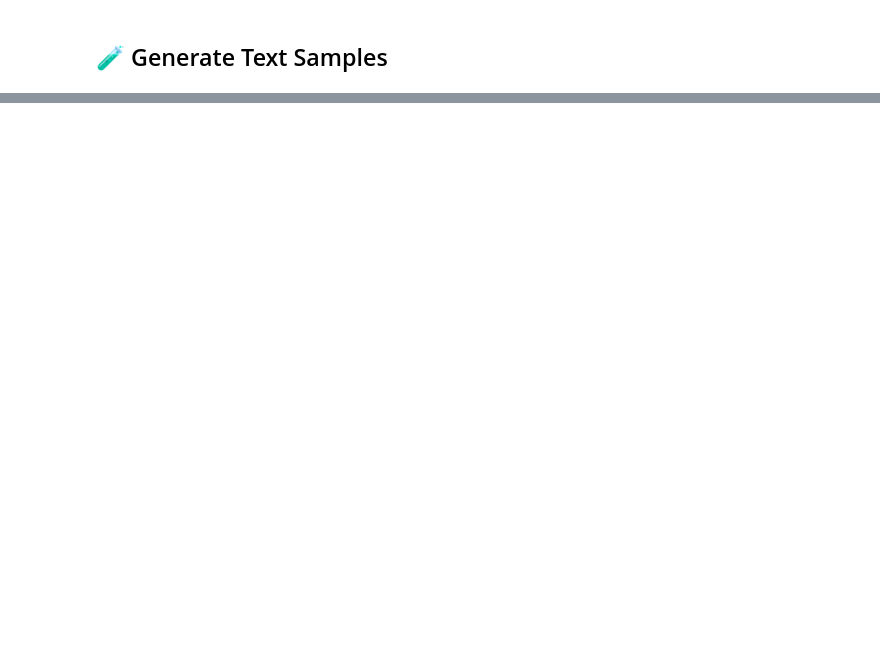
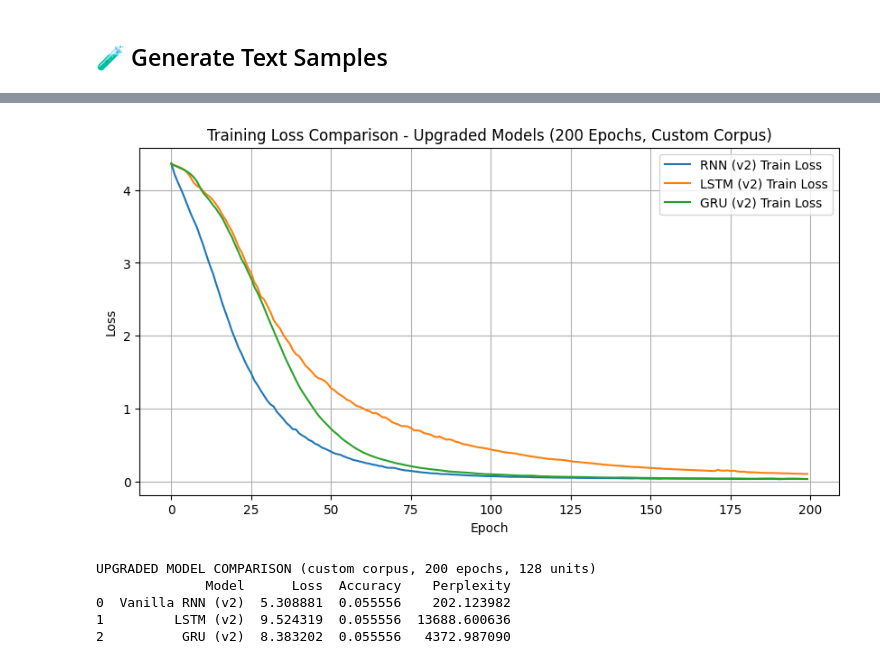
Before and after one commit to Prajjwal2123/internship-assignments, a Jupyter notebook: week5_Prajjwal_sharma.ipynb, the cells around one changed output, grey strips where cells are left out. Saved outputs shown, nothing was run; the diff lists cells and outputs as text; code cells hidden in the pictures; blank space fills up the shorter version.

```diff
--- a/week5_Prajjwal_sharma.ipynb
+++ b/week5_Prajjwal_sharma.ipynb
@@ -523,0 +560,30 @@ Name: 0, dtype: object
+# %%
+print("\nTraining Vanilla RNN (v2 - upgraded settings)...")
+rnn_model_v2 = build_model("RNN", total_words_v2, max_len_v2, embed_dim=128, units=128)
+rnn_history_v2 = rnn_model_v2.fit(
+    X_train_v2, y_train_v2,
+    validation_data=(X_test_v2, y_test_v2),
+    epochs=200,
+    verbose=0
+)
+print("RNN (v2) Training Completed")
+
+print("\nTraining LSTM (v2 - upgraded settings)...")
+lstm_model_v2 = build_model("LSTM", total_words_v2, max_len_v2, embed_dim=128, units=128)
+lstm_history_v2 = lstm_model_v2.fit(
+    X_train_v2, y_train_v2,
+    validation_data=(X_test_v2, y_test_v2),
+    epochs=200,
+    verbose=0
+)
+print("LSTM (v2) Training Completed")
+
+print("\nTraining GRU (v2 - upgraded settings)...")
+gru_model_v2 = build_model("GRU", total_words_v2, max_len_v2, embed_dim=128, units=128)
+gru_history_v2 = gru_model_v2.fit(
+    X_train_v2, y_train_v2,
+    validation_data=(X_test_v2, y_test_v2),
+    epochs=200,
+    verbose=0
+)
+print("GRU (v2) Training Completed")
@@ -523,0 +599,48 @@ Name: 0, dtype: object
+# %%
+plt.figure(figsize=(10,5))
+
+plt.plot(rnn_history_v2.history['loss'], label='RNN (v2) Train Loss')
+plt.plot(lstm_history_v2.history['loss'], label='LSTM (v2) Train Loss')
+plt.plot(gru_history_v2.history['loss'], label='GRU (v2) Train Loss')
+
+plt.xlabel("Epoch")
+plt.ylabel("Loss")
+plt.title("Training Loss Comparison - Upgraded Models (200 Epochs, Custom Corpus)")
+plt.legend()
+plt.grid(True)
+plt.show()
+# %% [output]
+[figure, added]
+# %%
+results_v2 = []
+
+results_v2.append(evaluate_model(rnn_model_v2, "Vanilla RNN (v2)"))
+results_v2.append(evaluate_model(lstm_model_v2, "LSTM (v2)"))
+results_v2.append(evaluate_model(gru_model_v2, "GRU (v2)"))
+
+# evaluate_model() uses X_test/y_test from the global scope by default,
+# so we re-evaluate manually here using the v2 test set
+def evaluate_model_v2(model, name):
+    loss, accuracy = model.evaluate(X_test_v2, y_test_v2, verbose=0)
+    perplexity = np.exp(loss)
+    return [name, loss, accuracy, perplexity]
+
+results_v2 = [
+    evaluate_model_v2(rnn_model_v2, "Vanilla RNN (v2)"),
+    evaluate_model_v2(lstm_model_v2, "LSTM (v2)"),
+    evaluate_model_v2(gru_model_v2, "GRU (v2)"),
+]
+
+results_df_v2 = pd.DataFrame(
+    results_v2,
+    columns=["Model", "Loss", "Accuracy", "Perplexity"]
+)
+
+print("\nUPGRADED MODEL COMPARISON (custom corpus, 200 epochs, 128 units)")
+print(results_df_v2)
+# %% [output]
+UPGRADED MODEL COMPARISON (custom corpus, 200 epochs, 128 units)
+              Model      Loss  Accuracy    Perplexity
+0  Vanilla RNN (v2)  5.308881  0.055556    202.123982
+1         LSTM (v2)  9.524319  0.055556  13688.600636
+2          GRU (v2)  8.383202  0.055556   4372.987090
```
Also changed, not shown: parts of 42 cells of this notebook.
